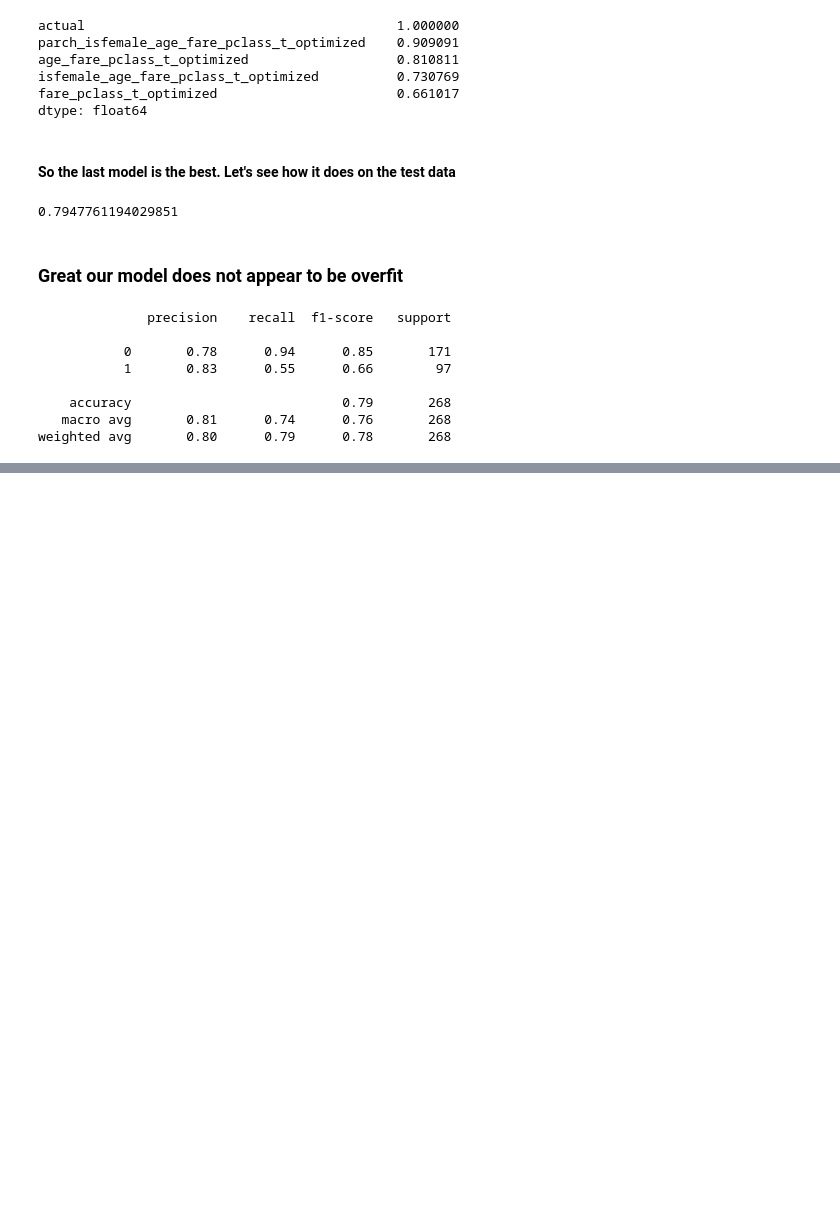
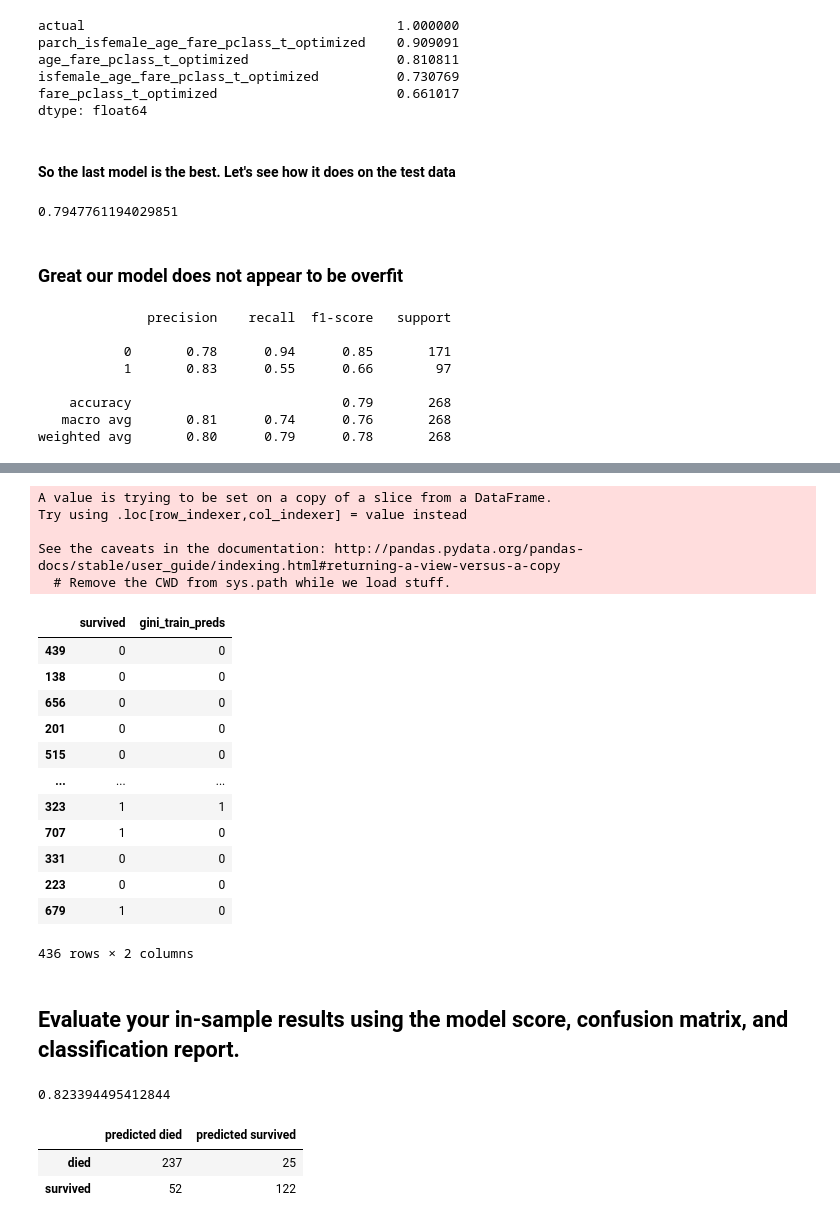
Before and after one commit to RyanMcCall/ds-methodologies-exercises, a Jupyter notebook: classification/model.ipynb, the cells around one changed output, grey strips where cells are left out. Saved outputs shown, nothing was run; the diff lists cells and outputs as text; code cells hidden in the pictures; blank space fills up the shorter version.

Commit message:
Add Decision Tree solutions

```diff
--- a/classification/model.ipynb
+++ b/classification/model.ipynb
@@ -490,0 +514,46 @@ weighted avg       0.80      0.79      0.78       268
+# %%
+Xtrain = train[['pclass', 'age', 'fare', 'parch', 'isfemale']]
+ytrain = train[['survived']]
+
+tree = DecisionTreeClassifier(criterion='gini', max_depth=3, random_state=13)
+
+tree.fit(Xtrain, ytrain)
+
+train_preds = tree.predict(Xtrain)
+predictions = train[['survived']]
+predictions['gini_train_preds'] = train_preds
+predictions
+# %% [output]
+A value is trying to be set on a copy of a slice from a DataFrame.
+Try using .loc[row_indexer,col_indexer] = value instead
+
+See the caveats in the documentation: http://pandas.pydata.org/pandas-docs/stable/user_guide/indexing.html#returning-a-view-versus-a-copy
+  # Remove the CWD from sys.path while we load stuff.
+|  | survived | gini_train_preds |
+| 439 | 0 | 0 |
+| 138 | 0 | 0 |
+| 656 | 0 | 0 |
+| 201 | 0 | 0 |
+| 515 | 0 | 0 |
+| ... | ... | ... |
+| 323 | 1 | 1 |
+| 707 | 1 | 0 |
+| 331 | 0 | 0 |
+| 223 | 0 | 0 |
+| 679 | 1 | 0 |
+436 rows × 2 columns
+# %% [markdown]
+## Evaluate your in-sample results using the model score, confusion matrix, and classification report.
+# %%
+tree.score(Xtrain, ytrain)
+# %% [output]
+0.823394495412844
+# %%
+labels = ['died', 'survived']
+predicted_labels = ['predicted died', 'predicted survived']
+
+pd.DataFrame(confusion_matrix(ytrain, train_preds), index=labels, columns=predicted_labels)
+# %% [output]
+|  | predicted died | predicted survived |
+| died | 237 | 25 |
+| survived | 52 | 122 |
```
Also changed, not shown: parts of 10 cells of this notebook.
